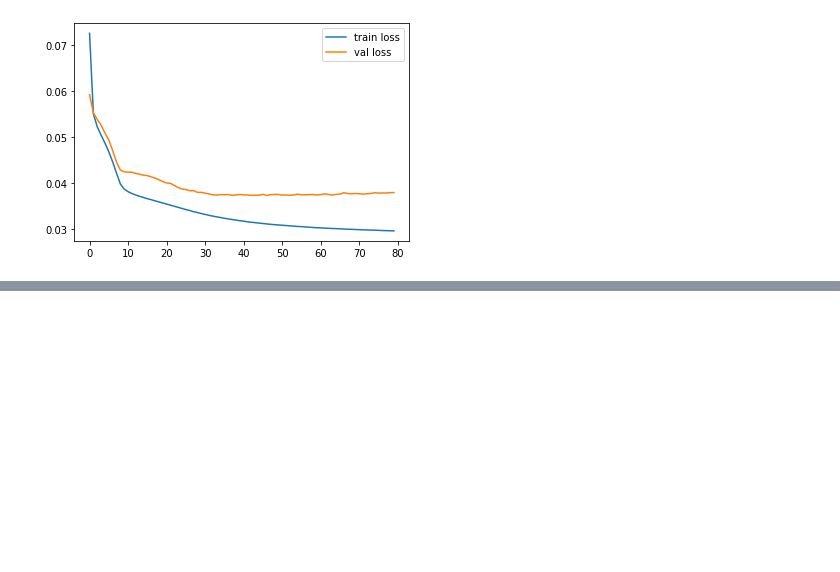
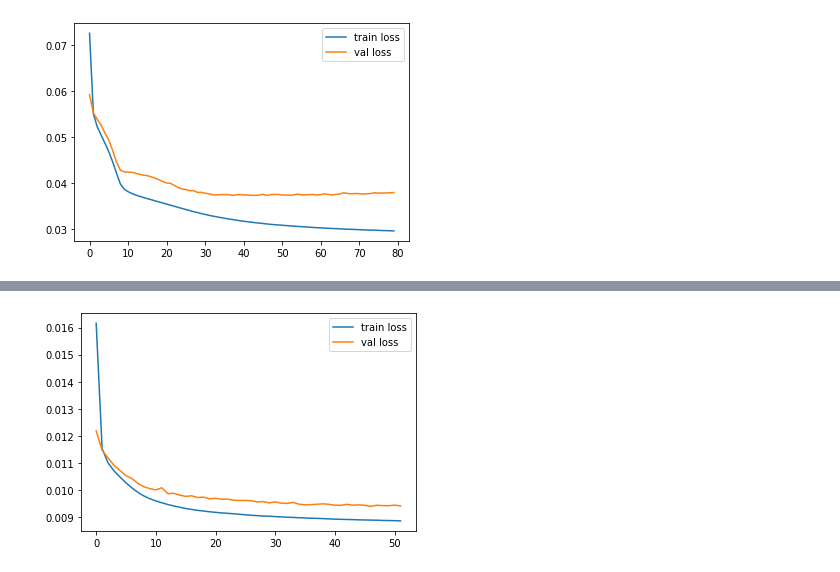
Before and after one commit to glory-99/simulation-based-inference, a Jupyter notebook: high_dimensional.ipynb, the cells around one changed output, grey strips where cells are left out. Drawn from its saved outputs; the diff is of its cells as text; code cells hidden in the pictures; blank space fills up the shorter version.

```diff
--- a/high_dimensional.ipynb
+++ b/high_dimensional.ipynb
@@ -150,11 +167,13 @@ def model_test(model, test_data, test_labels, loss_type='mse', q=0.5):
             loss = model.get_quanloss(data, targ, q)
     return loss.item()
 
-def train_model(model, lr, batch_size, epochs, train_data, train_labels, loss_type='mse', q=0.5, val_data=None, val_labels=None):
+def train_model(model, lr, batch_size, epochs, train_data, train_labels, loss_type='mse', q=0.5, val_data=None, val_labels=None, early_stop=5):
     assert loss_type in ['mse', 'bce', 'quantile']
     optimizer = torch.optim.Adam(model.parameters(), lr=lr)
     train_losses = []
     val_losses = []
+    min_loss = 1e6
+    es_count = 0
     for i in range(epochs):
         train_loss = train_epoch(model, optimizer, train_data, train_labels, batch_size, loss_type, q)
         print('Epoch: {}'.format(i+1))
@@ -164,6 +183,12 @@ def train_model(model, lr, batch_size, epochs, train_data, train_labels, loss_ty
             val_loss = model_test(model, val_data, val_labels, loss_type, q)
             print('Val loss: {:.5f}'.format(val_loss))
             val_losses.append(val_loss)
+            if val_loss <= min_loss:
+                min_loss = val_loss
+                es_count = 0
+            if es_count >= early_stop:
+                break
+            es_count += 1
     return train_losses, val_losses
 
 def predict(model, Y):
@@ -217,2 +247,15 @@ def train_model_with_generator(model, generator, lr, batch_size, epochs, iterati
+# %%
+def show_loss(train_losses, val_losses):
+    plt.plot(range(len(train_losses)), train_losses)
+    plt.plot(range(len(train_losses)), val_losses)
+    plt.legend(['train loss', 'val loss'], loc="upper right")
+    plt.show()
+
+def predict_class(model, Y):
+    model.eval()
+    with torch.no_grad():
+        data = torch.from_numpy(Y).type(torch.float).to(device)
+        pred = torch.sigmoid(model(data))
+    return pred.detach().cpu().numpy()
 # %% [markdown]
 # Main experiments
@@ -339,0 +374,4 @@ Y_val_rho0 = np.load('./data/Y_val_rho0.npy')
+# %%
+torch.manual_seed(0)
+md_q025 = MLP(N, p).to(device)
+train_losses, val_losses = train_model(md_q025, 0.001, 256, 100, Y_train, beta_train, loss_type='quantile', q=0.025, val_data=Y_val, val_labels=beta_val)
@@ -339,0 +396,4 @@ Y_val_rho0 = np.load('./data/Y_val_rho0.npy')
+# %%
+show_loss(train_losses, val_losses)
+# %% [output]
+[figure, added]
```
Also changed, not shown: parts of 34 cells of this notebook.
